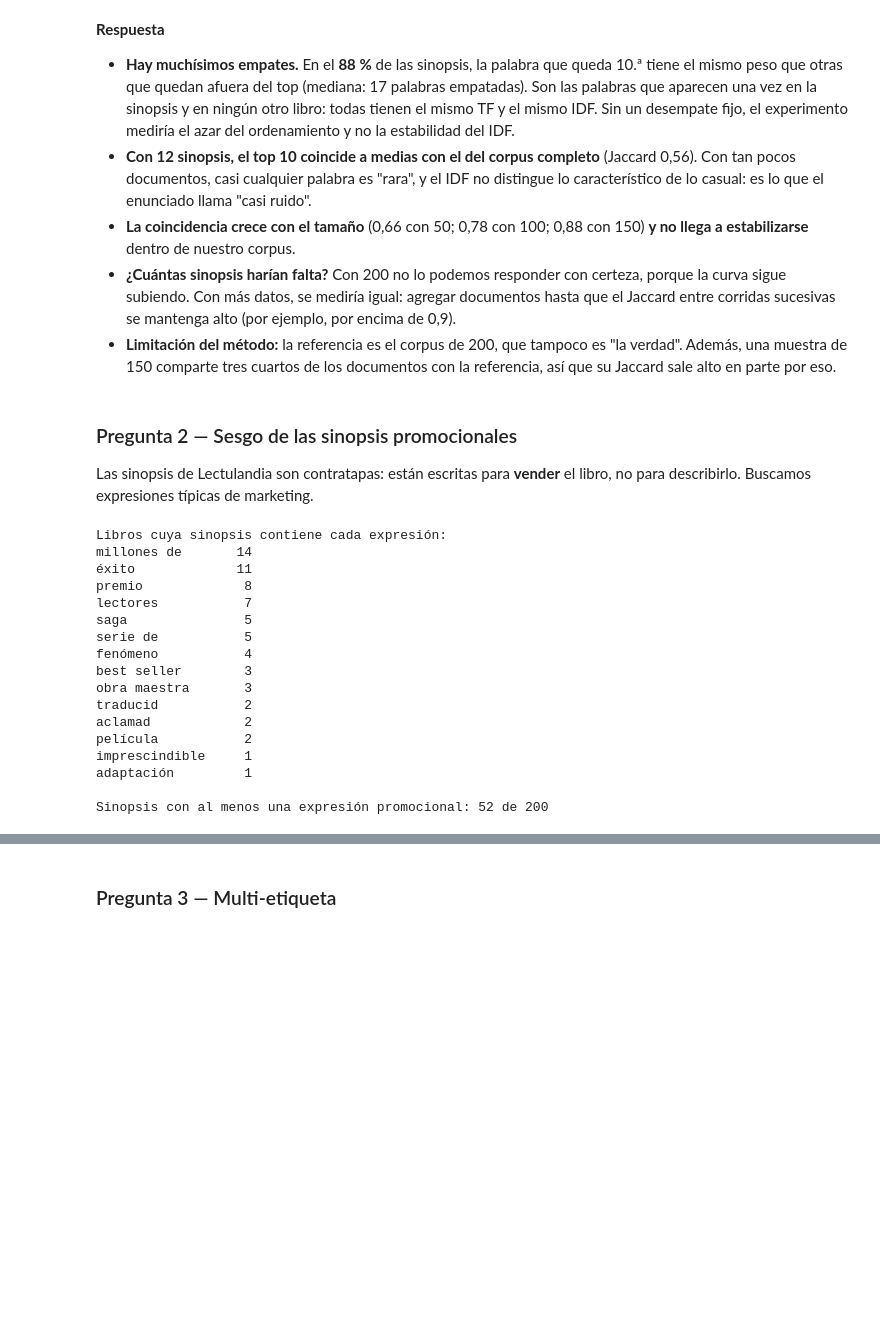
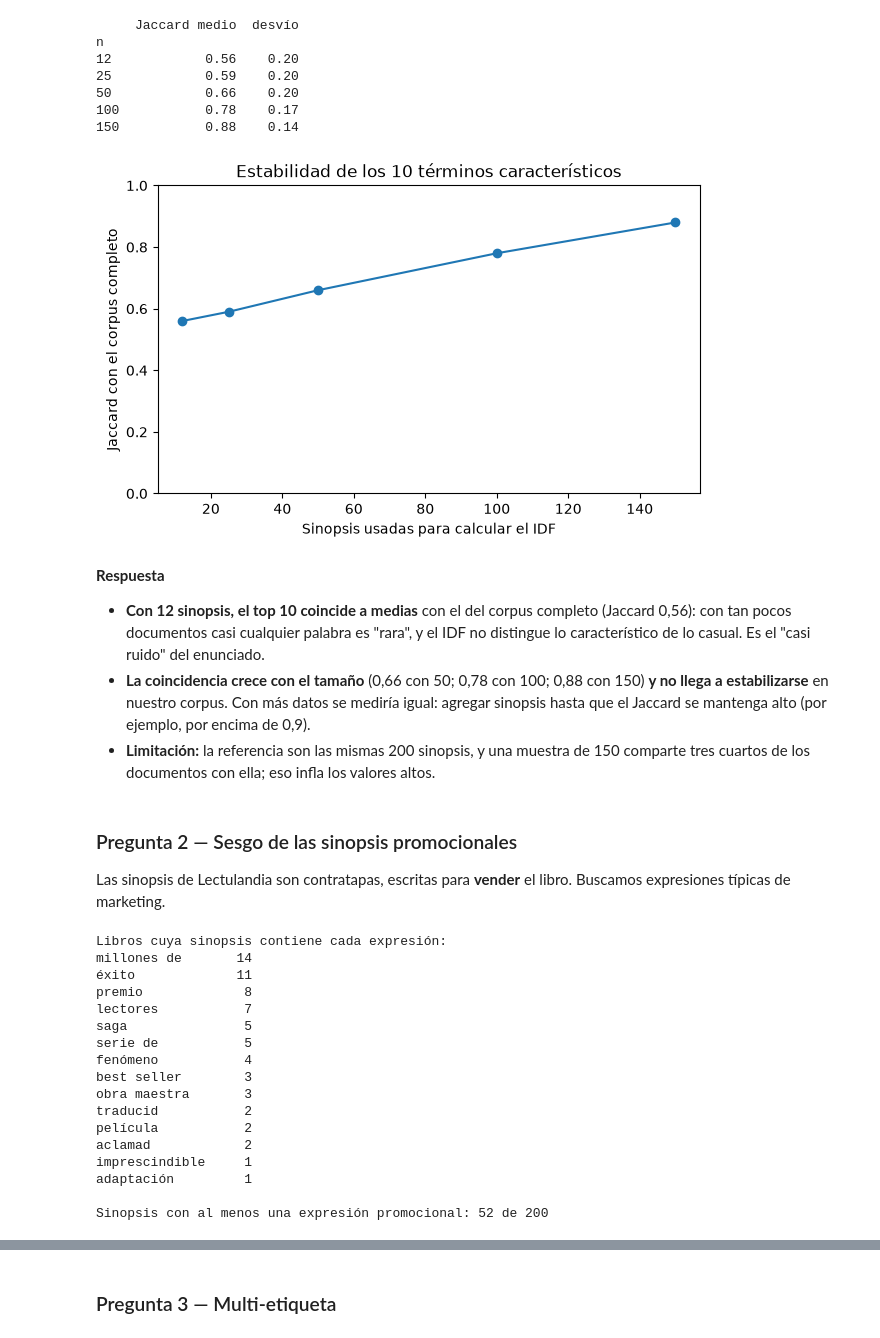
Before and after one commit to jcalabozo/PLN_TUIA, a Jupyter notebook: P2/TP2_calabozo_giuntoli_darruiz_dicarlo.ipynb, the cells around one changed output, grey strips where cells are left out. Cells and saved outputs as stored; diff of their text form; code cells hidden in the pictures; blank space fills up the shorter version.

```diff
--- a/P2/TP2_calabozo_giuntoli_darruiz_dicarlo.ipynb
+++ b/P2/TP2_calabozo_giuntoli_darruiz_dicarlo.ipynb
@@ -210,28 +136,74 @@ n
+# %%
+def top_terminos(textos, k=10):
+    """Los k términos de mayor peso TF-IDF de cada texto, calculando el IDF solo con esos textos."""
+    tfidf = TfidfVectorizer(stop_words=list(STOPWORDS))
+    X = tfidf.fit_transform(textos)
+    vocabulario = tfidf.get_feature_names_out()   # la palabra de cada columna
+    tops = []
+    for pesos in X.toarray():   # una fila por texto
+        presentes = np.nonzero(pesos)[0]
+        # Muchas palabras empatan en peso: se desempata por orden alfabético
+        # para que el top no dependa del azar del ordenamiento
+        orden = sorted(presentes, key=lambda j: (-pesos[j], vocabulario[j]))
+        tops.append(set(vocabulario[orden[:k]]))
+    return tops
+
+
+def jaccard(a, b):
+    return len(a & b) / len(a | b)
+
+
+sinopsis = libros["sinopsis"].tolist()
+referencia = top_terminos(sinopsis)   # calculado con las 200
+
+rng = np.random.default_rng(SEMILLA)
+filas = []
+for n in [12, 25, 50, 100, 150]:
+    for _ in range(20):
+        muestra = rng.choice(len(sinopsis), size=n, replace=False)
+        tops = top_terminos([sinopsis[i] for i in muestra])
+        for i, top in zip(muestra, tops):
+            filas.append({"n": n, "jaccard": jaccard(top, referencia[i])})
+
+estabilidad = pd.DataFrame(filas).groupby("n")["jaccard"].agg(["mean", "std"]).round(2)
+print(estabilidad.rename(columns={"mean": "Jaccard medio", "std": "desvío"}).to_string())
+
+estabilidad["mean"].plot(marker="o", ylim=(0, 1), figsize=(7, 4))
+plt.title("Estabilidad de los 10 términos característicos")
+plt.xlabel("Sinopsis usadas para calcular el IDF")
+plt.ylabel("Jaccard con el corpus completo")
+plt.show()
+# %% [output]
+     Jaccard medio  desvío
+n
+12            0.56    0.20
+25            0.59    0.20
+50            0.66    0.20
+100           0.78    0.17
+150           0.88    0.14
+[figure, added]
 # %% [markdown]
 **Respuesta**
 
-- **Hay muchísimos empates.** En el **88 %** de las sinopsis, la palabra que queda 10.ª tiene el mismo peso que otras que quedan afuera del top (mediana: 17 palabras empatadas). Son las palabras que aparecen una vez en la sinopsis y en ningún otro libro: todas tienen el mismo TF y el mismo IDF. Sin un desempate fijo, el experimento mediría el azar del ordenamiento y no la estabilidad del IDF.
-- **Con 12 sinopsis, el top 10 coincide a medias con el del corpus completo** (Jaccard 0,56). Con tan pocos documentos, casi cualquier palabra es "rara", y el IDF no distingue lo característico de lo casual: es lo que el enunciado llama "casi ruido".
-- **La coincidencia crece con el tamaño** (0,66 con 50; 0,78 con 100; 0,88 con 150) **y no llega a estabilizarse** dentro de nuestro corpus.
-- **¿Cuántas sinopsis harían falta?** Con 200 no lo podemos responder con certeza, porque la curva sigue subiendo. Con más datos, se mediría igual: agregar documentos hasta que el Jaccard entre corridas sucesivas se mantenga alto (por ejemplo, por encima de 0,9).
-- **Limitación del método:** la referencia es el corpus de 200, que tampoco es "la verdad". Además, una muestra de 150 comparte tres cuartos de los documentos con la referencia, así que su Jaccard sale alto en parte por eso.
+- **Con 12 sinopsis, el top 10 coincide a medias** con el del corpus completo (Jaccard 0,56): con tan pocos documentos casi cualquier palabra es "rara", y el IDF no distingue lo característico de lo casual. Es el "casi ruido" del enunciado.
+- **La coincidencia crece con el tamaño** (0,66 con 50; 0,78 con 100; 0,88 con 150) **y no llega a estabilizarse** en nuestro corpus. Con más datos se mediría igual: agregar sinopsis hasta que el Jaccard se mantenga alto (por ejemplo, por encima de 0,9).
+- **Limitación:** la referencia son las mismas 200 sinopsis, y una muestra de 150 comparte tres cuartos de los documentos con ella; eso infla los valores altos.
 # %% [markdown]
 ### Pregunta 2 — Sesgo de las sinopsis promocionales
 
-Las sinopsis de Lectulandia son contratapas: están escritas para **vender** el libro, no para describirlo. Buscamos expresiones típicas de marketing.
+Las sinopsis de Lectulandia son contratapas, escritas para **vender** el libro. Buscamos expresiones típicas de marketing.
 # %%
 EXPRESIONES_PROMOCIONALES = ["éxito", "best seller", "bestseller", "millones de", "premio", "fenómeno",
                              "imprescindible", "aclamad", "obra maestra", "lectores", "traducid",
                              "saga", "adaptación", "película", "serie de"]
 
 texto_minusculas = libros["sinopsis"].str.lower()
-conteo = {expresion: texto_minusculas.str.contains(expresion, regex=False).sum()
-          for expresion in EXPRESIONES_PROMOCIONALES}
-promocional = pd.Series(conteo).sort_values(ascending=False)
+conteo = pd.Series({expresion: texto_minusculas.str.contains(expresion, regex=False).sum()
+                    for expresion in EXPRESIONES_PROMOCIONALES})
 print("Libros cuya sinopsis contiene cada expresión:")
-print(promocional[promocional > 0].to_string())
+print(conteo[conteo > 0].sort_values(ascending=False).to_string())
 
-con_alguna = texto_minusculas.apply(lambda t: any(e in t for e in EXPRESIONES_PROMOCIONALES))
+con_alguna = texto_minusculas.apply(lambda texto: any(e in texto for e in EXPRESIONES_PROMOCIONALES))
 print(f"\nSinopsis con al menos una expresión promocional: {con_alguna.sum()} de {len(libros)}")
 # %% [output]
 Libros cuya sinopsis contiene cada expresión:
@@ -245,8 +217,8 @@ fenómeno           4
 best seller        3
 obra maestra       3
 traducid           2
+película           2
 aclamad            2
-película           2
 imprescindible     1
 adaptación         1
 
```
Also changed, not shown: parts of 128 cells of this notebook, 5 other files.
